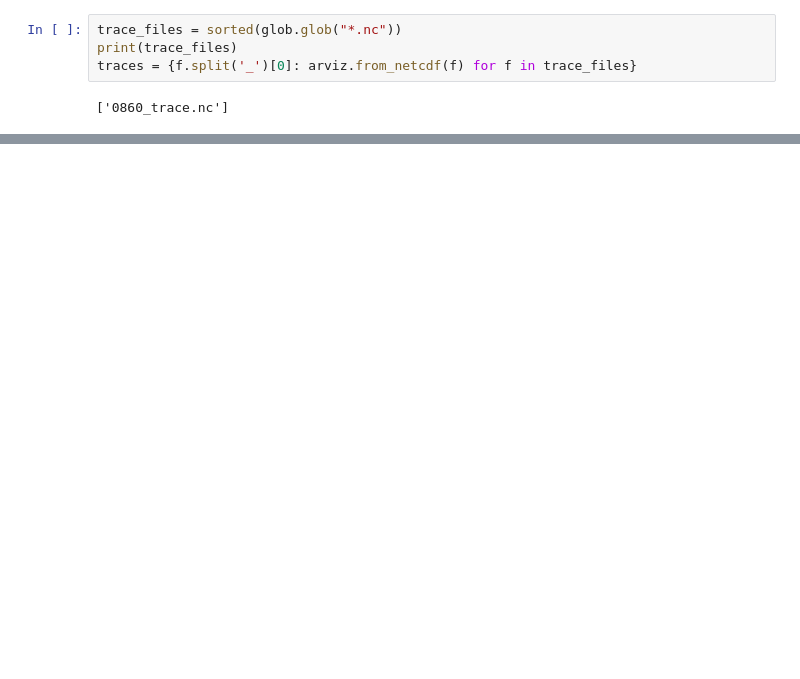
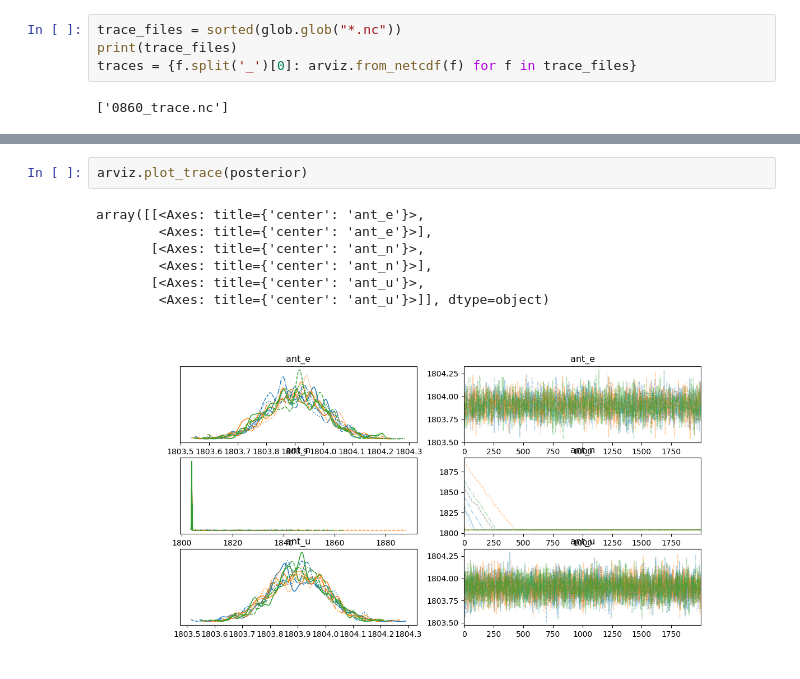
Before and after one commit to KomalKaur0/eigsep_hrzn_mapping, a Jupyter notebook: notebooks/EIGSEP Image Fit.ipynb, the cells around one changed output, grey strips where cells are left out. Saved outputs shown, nothing was run; the diff lists cells and outputs as text; blank space fills up the shorter version.

```diff
--- a/notebooks/EIGSEP Image Fit.ipynb
+++ b/notebooks/EIGSEP Image Fit.ipynb
@@ -316,0 +374,10 @@ NameError: name 'terrain_plot' is not defined
+# %%
+arviz.plot_trace(posterior)
+# %% [output]
+array([[<Axes: title={'center': 'ant_e'}>,
+        <Axes: title={'center': 'ant_e'}>],
+       [<Axes: title={'center': 'ant_n'}>,
+        <Axes: title={'center': 'ant_n'}>],
+       [<Axes: title={'center': 'ant_u'}>,
+        <Axes: title={'center': 'ant_u'}>]], dtype=object)
+[figure, added]
```
Also changed, not shown: parts of 13 cells of this notebook, 1 other file.
